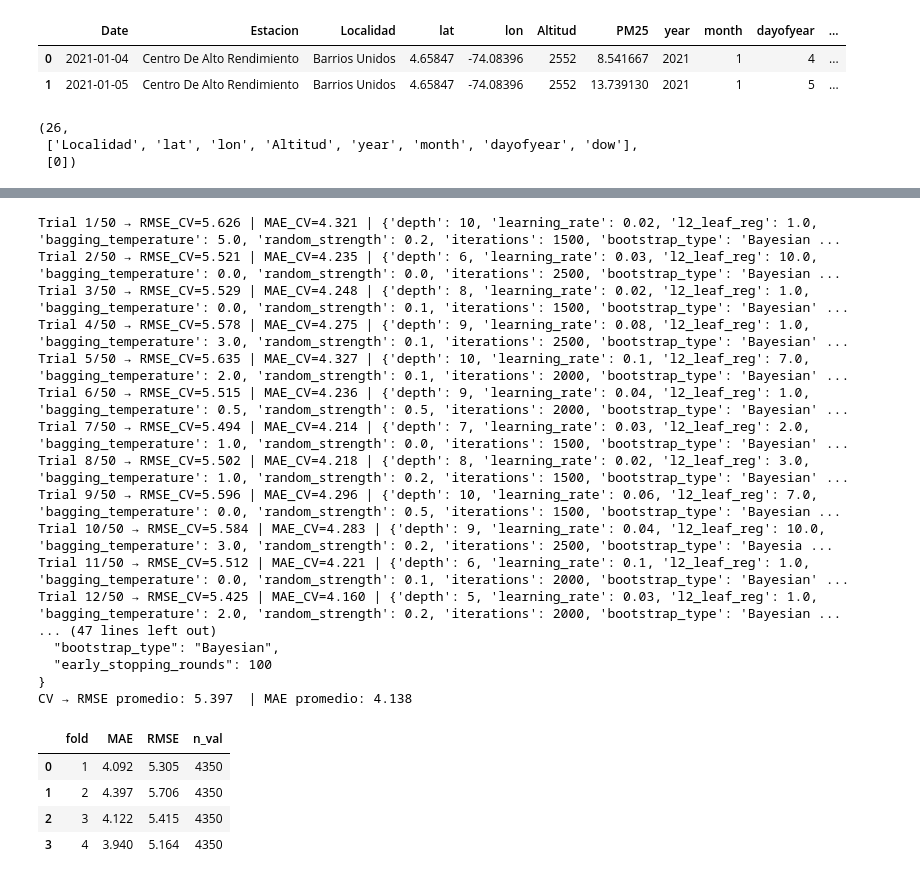
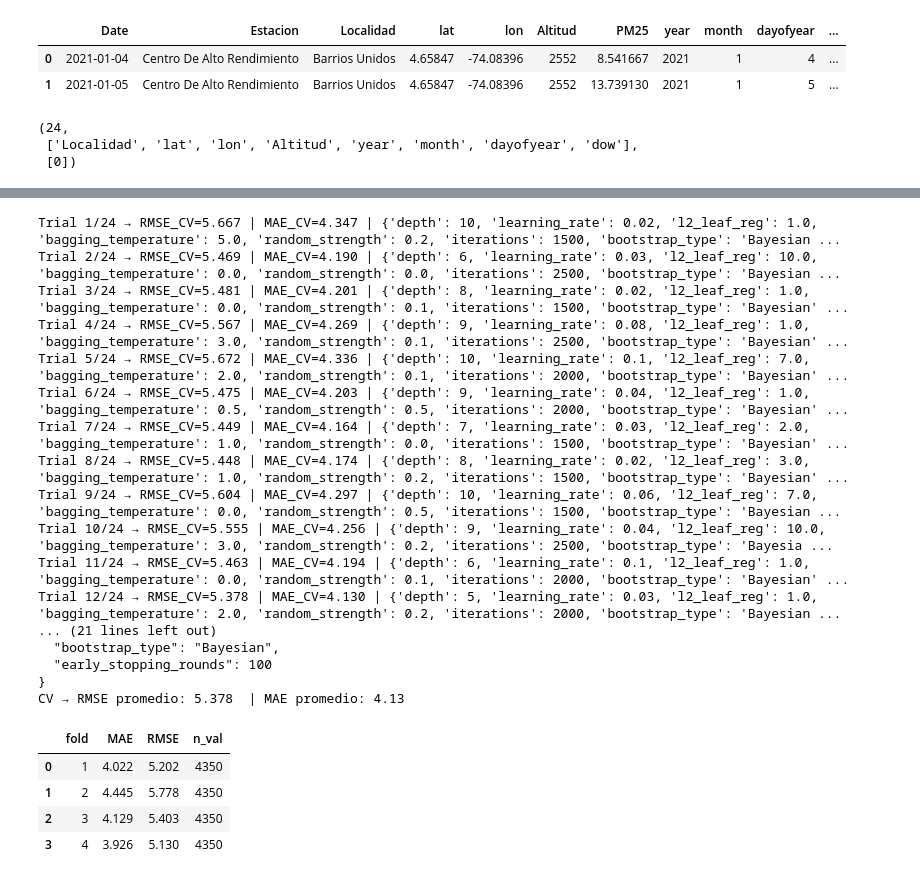
Before and after one commit to Sxmuu/TG-Samuel-P, a Jupyter notebook: Scripts/Python/Notebooks/ML/Modelos_ML.ipynb, the cells around one changed output, grey strips where cells are left out. Cells and saved outputs as stored; diff of their text form; code cells hidden in the pictures.

```diff
--- a/Scripts/Python/Notebooks/ML/Modelos_ML.ipynb
+++ b/Scripts/Python/Notebooks/ML/Modelos_ML.ipynb
@@ -19,7 +17,7 @@ def reindex_daily_per_station(df, station_col='Estacion', date_col='Date'):
         out.append(dfg)
     return pd.concat(out, ignore_index=True)
 # %%
-url = "https://raw.githubusercontent.com/Sxmuu/TG-Samuel-P/main/Databases/Contam/Final/df_final.xlsx"
+url = "https://raw.githubusercontent.com/Sxmuu/TG-Samuel-P/main/Databases/Contam/Final/df_final12.xlsx"
 
 df = pd.read_excel(url, engine="openpyxl")  # instala openpyxl si hace falta
 # %%
@@ -112,7 +110,7 @@ df_feat = add_rolling_features(df_feat, group_key='Estacion', date_col='Date',
 # %%
 # --- 6) (Opcional) Lags de meteorología (sí disponibles si tienes meteo 2026 o usarás climatología)
 include_meteo_lags = True
-meteo_vars = ['Temp','Hum','WindSpeed','Precip','Rad']
+meteo_vars = ['Temp','Hum','WindSpeed','Precip','Pres']
 if include_meteo_lags:
     df_feat = add_lags(df_feat, group_key='Estacion', date_col='Date',
                        vars_to_lag=meteo_vars, lags=[1, 3])
@@ -216,7 +214,7 @@ base_cols = ['Date','Localidad','lat','lon','Altitud','PM25',
 # Lags/rollings ya construidos en Paso 1
 lag_cols = [c for c in df.columns if c.startswith('PM25_lag') or c.startswith('PM25_rollmean')]
 # Lags meteo si los añadiste en Paso 1
-met_vars = ['Temp','Hum','WindSpeed','Precip','Rad']
+met_vars = ['Temp','Hum','WindSpeed','Precip','Pres']
 met_lag_cols = [c for c in df.columns if any(c.startswith(v+'_lag') for v in met_vars)]
 
 # Sin copolutantes:
@@ -553,7 +551,7 @@ cat_idx = [X.columns.get_loc(c) for c in cat_cols if c in X.columns]
 
 len(feature_cols), feature_cols[:8], cat_idx
 # %% [output]
-(26,
+(24,
  ['Localidad', 'lat', 'lon', 'Altitud', 'year', 'month', 'dayofyear', 'dow'],
  [0])
 # %%
@@ -652,52 +650,52 @@ def sample_params(space):
         "depth": random.choice(space["depth"]),
         "learning_rate": random.choice(space["learning_rate"]),
         "l2_leaf_reg": random.choice(space["l2_leaf_reg"]),
         "bagging_temperature": random.choice(space["bagging_temperature"]),
         "random_strength": random.choice(space["random_strength"]),
         "iterations": random.choice(space["iterations"]),
         "bootstrap_type": 'Bayesian',
         "early_stopping_rounds": 100
     }
 
 results = []
-N_TRIALS = 50  # puedes subirlo si tienes tiempo de cómputo
+N_TRIALS = 24  # puedes subirlo si tienes tiempo de cómputo
 for t in range(1, N_TRIALS+1):
     params = sample_params(search_space)
     res = eval_params(params, verbose=False)
     res["params"] = params
     results.append(res)
     print(f"Trial {t}/{N_TRIALS} → RMSE_CV={res['rmse_mean']:.3f} | MAE_CV={res['mae_mean']:.3f} | {params}")
 
 # Ordenar por RMSE (menor es mejor)
 results_sorted = sorted(results, key=lambda r: r["rmse_mean"])
 best = results_sorted[0]
 print("\n=== MEJOR CONFIGURACIÓN (CV) ===")
 print(json.dumps(best["params"], indent=2))
 print("CV → RMSE promedio:", round(best["rmse_mean"],3), " | MAE promedio:", round(best["mae_mean"],3))
 pd.DataFrame(best["folds"]).round(3)
 # %% [output]
-Trial 1/50 → RMSE_CV=5.626 | MAE_CV=4.321 | {'depth': 10, 'learning_rate': 0.02, 'l2_leaf_reg': 1.0, 'bagging_temperature': 5.0, 'random_strength': 0.2, 'iterations': 1500, 'bootstrap_type': 'Bayesian ...
-Trial 2/50 → RMSE_CV=5.521 | MAE_CV=4.235 | {'depth': 6, 'learning_rate': 0.03, 'l2_leaf_reg': 10.0, 'bagging_temperature': 0.0, 'random_strength': 0.0, 'iterations': 2500, 'bootstrap_type': 'Bayesian ...
-Trial 3/50 → RMSE_CV=5.529 | MAE_CV=4.248 | {'depth': 8, 'learning_rate': 0.02, 'l2_leaf_reg': 1.0, 'bagging_temperature': 0.0, 'random_strength': 0.1, 'iterations': 1500, 'bootstrap_type': 'Bayesian' ...
-Trial 4/50 → RMSE_CV=5.578 | MAE_CV=4.275 | {'depth': 9, 'learning_rate': 0.08, 'l2_leaf_reg': 1.0, 'bagging_temperature': 3.0, 'random_strength': 0.1, 'iterations': 2500, 'bootstrap_type': 'Bayesian' ...
-Trial 5/50 → RMSE_CV=5.635 | MAE_CV=4.327 | {'depth': 10, 'learning_rate': 0.1, 'l2_leaf_reg': 7.0, 'bagging_temperature': 2.0, 'random_strength': 0.1, 'iterations': 2000, 'bootstrap_type': 'Bayesian' ...
-Trial 6/50 → RMSE_CV=5.515 | MAE_CV=4.236 | {'depth': 9, 'learning_rate': 0.04, 'l2_leaf_reg': 1.0, 'bagging_temperature': 0.5, 'random_strength': 0.5, 'iterations': 2000, 'bootstrap_type': 'Bayesian' ...
-Trial 7/50 → RMSE_CV=5.494 | MAE_CV=4.214 | {'depth': 7, 'learning_rate': 0.03, 'l2_leaf_reg': 2.0, 'bagging_temperature': 1.0, 'random_strength': 0.0, 'iterations': 1500, 'bootstrap_type': 'Bayesian' ...
-Trial 8/50 → RMSE_CV=5.502 | MAE_CV=4.218 | {'depth': 8, 'learning_rate': 0.02, 'l2_leaf_reg': 3.0, 'bagging_temperature': 1.0, 'random_strength': 0.2, 'iterations': 1500, 'bootstrap_type': 'Bayesian' ...
-Trial 9/50 → RMSE_CV=5.596 | MAE_CV=4.296 | {'depth': 10, 'learning_rate': 0.06, 'l2_leaf_reg': 7.0, 'bagging_temperature': 0.0, 'random_strength': 0.5, 'iterations': 1500, 'bootstrap_type': 'Bayesian ...
-Trial 10/50 → RMSE_CV=5.584 | MAE_CV=4.283 | {'depth': 9, 'learning_rate': 0.04, 'l2_leaf_reg': 10.0, 'bagging_temperature': 3.0, 'random_strength': 0.2, 'iterations': 2500, 'bootstrap_type': 'Bayesia ...
-Trial 11/50 → RMSE_CV=5.512 | MAE_CV=4.221 | {'depth': 6, 'learning_rate': 0.1, 'l2_leaf_reg': 1.0, 'bagging_temperature': 0.0, 'random_strength': 0.1, 'iterations': 2000, 'bootstrap_type': 'Bayesian' ...
-Trial 12/50 → RMSE_CV=5.425 | MAE_CV=4.160 | {'depth': 5, 'learning_rate': 0.03, 'l2_leaf_reg': 1.0, 'bagging_temperature': 2.0, 'random_strength': 0.2, 'iterations': 2000, 'bootstrap_type': 'Bayesian ...
-... (47 lines left out)
+Trial 1/24 → RMSE_CV=5.667 | MAE_CV=4.347 | {'depth': 10, 'learning_rate': 0.02, 'l2_leaf_reg': 1.0, 'bagging_temperature': 5.0, 'random_strength': 0.2, 'iterations': 1500, 'bootstrap_type': 'Bayesian ...
+Trial 2/24 → RMSE_CV=5.469 | MAE_CV=4.190 | {'depth': 6, 'learning_rate': 0.03, 'l2_leaf_reg': 10.0, 'bagging_temperature': 0.0, 'random_strength': 0.0, 'iterations': 2500, 'bootstrap_type': 'Bayesian ...
+Trial 3/24 → RMSE_CV=5.481 | MAE_CV=4.201 | {'depth': 8, 'learning_rate': 0.02, 'l2_leaf_reg': 1.0, 'bagging_temperature': 0.0, 'random_strength': 0.1, 'iterations': 1500, 'bootstrap_type': 'Bayesian' ...
+Trial 4/24 → RMSE_CV=5.567 | MAE_CV=4.269 | {'depth': 9, 'learning_rate': 0.08, 'l2_leaf_reg': 1.0, 'bagging_temperature': 3.0, 'random_strength': 0.1, 'iterations': 2500, 'bootstrap_type': 'Bayesian' ...
+Trial 5/24 → RMSE_CV=5.672 | MAE_CV=4.336 | {'depth': 10, 'learning_rate': 0.1, 'l2_leaf_reg': 7.0, 'bagging_temperature': 2.0, 'random_strength': 0.1, 'iterations': 2000, 'bootstrap_type': 'Bayesian' ...
+Trial 6/24 → RMSE_CV=5.475 | MAE_CV=4.203 | {'depth': 9, 'learning_rate': 0.04, 'l2_leaf_reg': 1.0, 'bagging_temperature': 0.5, 'random_strength': 0.5, 'iterations': 2000, 'bootstrap_type': 'Bayesian' ...
+Trial 7/24 → RMSE_CV=5.449 | MAE_CV=4.164 | {'depth': 7, 'learning_rate': 0.03, 'l2_leaf_reg': 2.0, 'bagging_temperature': 1.0, 'random_strength': 0.0, 'iterations': 1500, 'bootstrap_type': 'Bayesian' ...
+Trial 8/24 → RMSE_CV=5.448 | MAE_CV=4.174 | {'depth': 8, 'learning_rate': 0.02, 'l2_leaf_reg': 3.0, 'bagging_temperature': 1.0, 'random_strength': 0.2, 'iterations': 1500, 'bootstrap_type': 'Bayesian' ...
+Trial 9/24 → RMSE_CV=5.604 | MAE_CV=4.297 | {'depth': 10, 'learning_rate': 0.06, 'l2_leaf_reg': 7.0, 'bagging_temperature': 0.0, 'random_strength': 0.5, 'iterations': 1500, 'bootstrap_type': 'Bayesian ...
+Trial 10/24 → RMSE_CV=5.555 | MAE_CV=4.256 | {'depth': 9, 'learning_rate': 0.04, 'l2_leaf_reg': 10.0, 'bagging_temperature': 3.0, 'random_strength': 0.2, 'iterations': 2500, 'bootstrap_type': 'Bayesia ...
+Trial 11/24 → RMSE_CV=5.463 | MAE_CV=4.194 | {'depth': 6, 'learning_rate': 0.1, 'l2_leaf_reg': 1.0, 'bagging_temperature': 0.0, 'random_strength': 0.1, 'iterations': 2000, 'bootstrap_type': 'Bayesian' ...
+Trial 12/24 → RMSE_CV=5.378 | MAE_CV=4.130 | {'depth': 5, 'learning_rate': 0.03, 'l2_leaf_reg': 1.0, 'bagging_temperature': 2.0, 'random_strength': 0.2, 'iterations': 2000, 'bootstrap_type': 'Bayesian ...
+... (21 lines left out)
   "bootstrap_type": "Bayesian",
   "early_stopping_rounds": 100
 }
-CV → RMSE promedio: 5.397  | MAE promedio: 4.138
+CV → RMSE promedio: 5.378  | MAE promedio: 4.13
 |  | fold | MAE | RMSE | n_val |
-| 0 | 1 | 4.092 | 5.305 | 4350 |
-| 1 | 2 | 4.397 | 5.706 | 4350 |
-| 2 | 3 | 4.122 | 5.415 | 4350 |
-| 3 | 4 | 3.940 | 5.164 | 4350 |
+| 0 | 1 | 4.022 | 5.202 | 4350 |
+| 1 | 2 | 4.445 | 5.778 | 4350 |
+| 2 | 3 | 4.129 | 5.403 | 4350 |
+| 3 | 4 | 3.926 | 5.130 | 4350 |
 # %%
 # ==== 6) Reentrenar con mejor set (2021–2023) y evaluar en 2024 (hold-out) ====
 mask_train = (dates.dt.year <= 2023)
```
Also changed, not shown: parts of 24 cells of this notebook, 4 other files.
